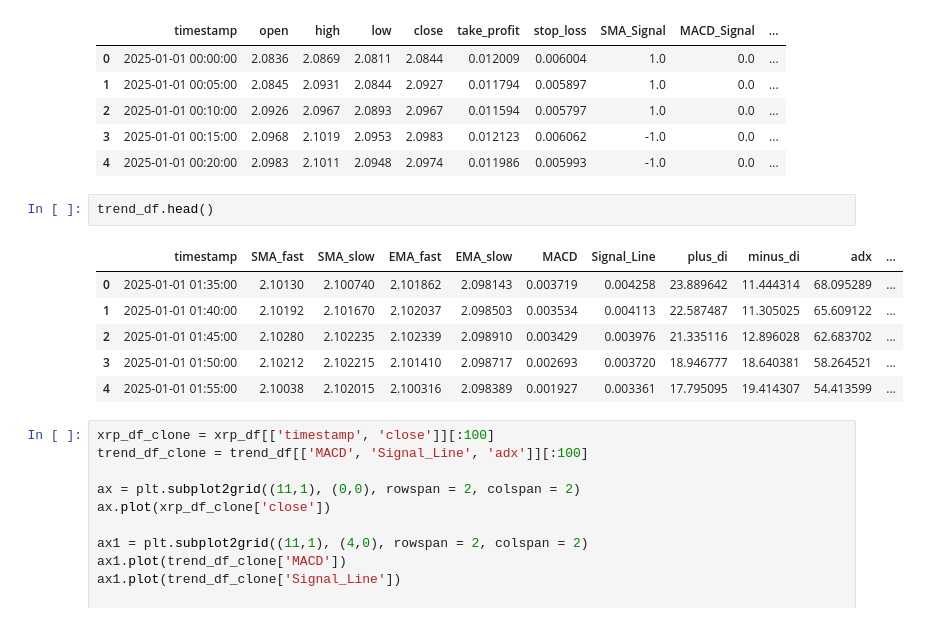
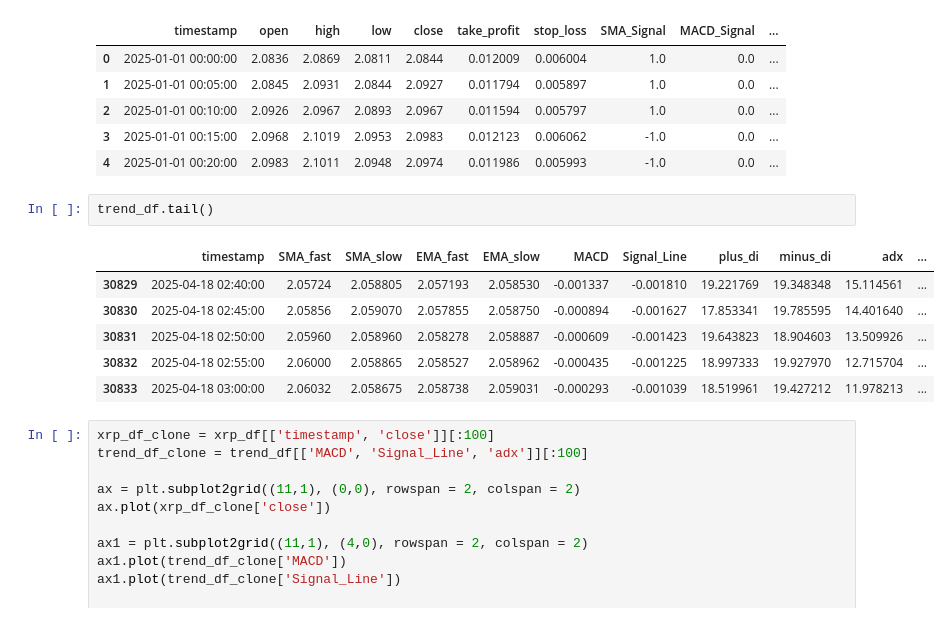
Before and after one commit to mawi-delosreyes/Harvest, a Jupyter notebook: Pilot Notebooks/PilotBot-XRP.ipynb, the cells around one changed output. Drawn from its saved outputs; the diff is of its cells as text.

```diff
--- a/Pilot Notebooks/PilotBot-XRP.ipynb
+++ b/Pilot Notebooks/PilotBot-XRP.ipynb
@@ -153,14 +153,14 @@ xrp_df.head()
 | 3 | 2025-01-01 00:15:00 | 2.0968 | 2.1019 | 2.0953 | 2.0983 | 0.012123 | 0.006062 | -1.0 | 0.0 | ... |
 | 4 | 2025-01-01 00:20:00 | 2.0983 | 2.1011 | 2.0948 | 2.0974 | 0.011986 | 0.005993 | -1.0 | 0.0 | ... |
 # %%
-trend_df.head()
+trend_df.tail()
 # %% [output]
 |  | timestamp | SMA_fast | SMA_slow | EMA_fast | EMA_slow | MACD | Signal_Line | plus_di | minus_di | adx | ... |
-| 0 | 2025-01-01 01:35:00 | 2.10130 | 2.100740 | 2.101862 | 2.098143 | 0.003719 | 0.004258 | 23.889642 | 11.444314 | 68.095289 | ... |
-| 1 | 2025-01-01 01:40:00 | 2.10192 | 2.101670 | 2.102037 | 2.098503 | 0.003534 | 0.004113 | 22.587487 | 11.305025 | 65.609122 | ... |
-| 2 | 2025-01-01 01:45:00 | 2.10280 | 2.102235 | 2.102339 | 2.098910 | 0.003429 | 0.003976 | 21.335116 | 12.896028 | 62.683702 | ... |
-| 3 | 2025-01-01 01:50:00 | 2.10212 | 2.102215 | 2.101410 | 2.098717 | 0.002693 | 0.003720 | 18.946777 | 18.640381 | 58.264521 | ... |
-| 4 | 2025-01-01 01:55:00 | 2.10038 | 2.102015 | 2.100316 | 2.098389 | 0.001927 | 0.003361 | 17.795095 | 19.414307 | 54.413599 | ... |
+| 30829 | 2025-04-18 02:40:00 | 2.05724 | 2.058805 | 2.057193 | 2.058530 | -0.001337 | -0.001810 | 19.221769 | 19.348348 | 15.114561 | ... |
+| 30830 | 2025-04-18 02:45:00 | 2.05856 | 2.059070 | 2.057855 | 2.058750 | -0.000894 | -0.001627 | 17.853341 | 19.785595 | 14.401640 | ... |
+| 30831 | 2025-04-18 02:50:00 | 2.05960 | 2.058960 | 2.058278 | 2.058887 | -0.000609 | -0.001423 | 19.643823 | 18.904603 | 13.509926 | ... |
+| 30832 | 2025-04-18 02:55:00 | 2.06000 | 2.058865 | 2.058527 | 2.058962 | -0.000435 | -0.001225 | 18.997333 | 19.927970 | 12.715704 | ... |
+| 30833 | 2025-04-18 03:00:00 | 2.06032 | 2.058675 | 2.058738 | 2.059031 | -0.000293 | -0.001039 | 18.519961 | 19.427212 | 11.978213 | ... |
 # %%
 xrp_df_clone = xrp_df[['timestamp', 'close']][:100]
 trend_df_clone = trend_df[['MACD', 'Signal_Line', 'adx']][:100]
```
Also changed, not shown: parts of 22 cells of this notebook, 14 other files.
